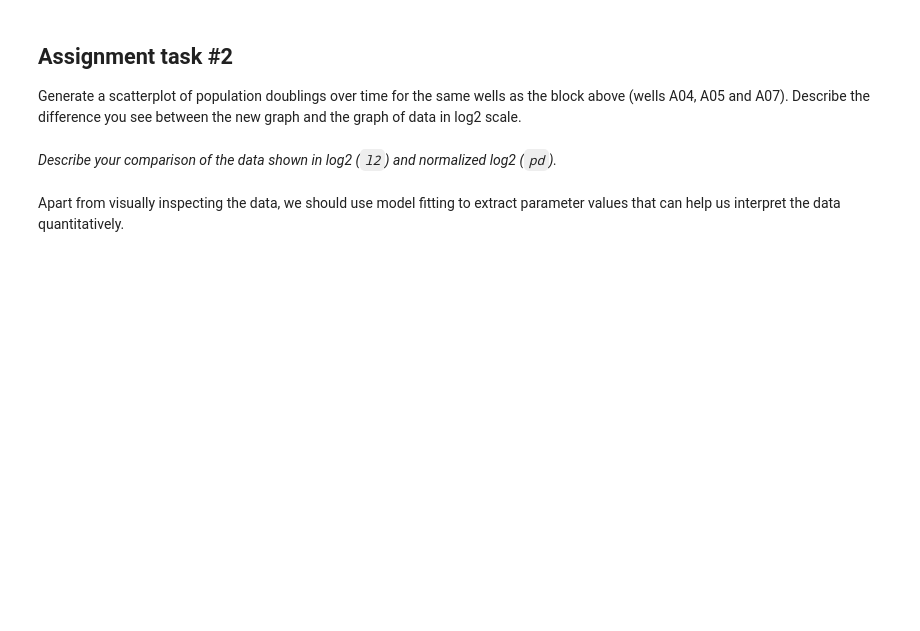
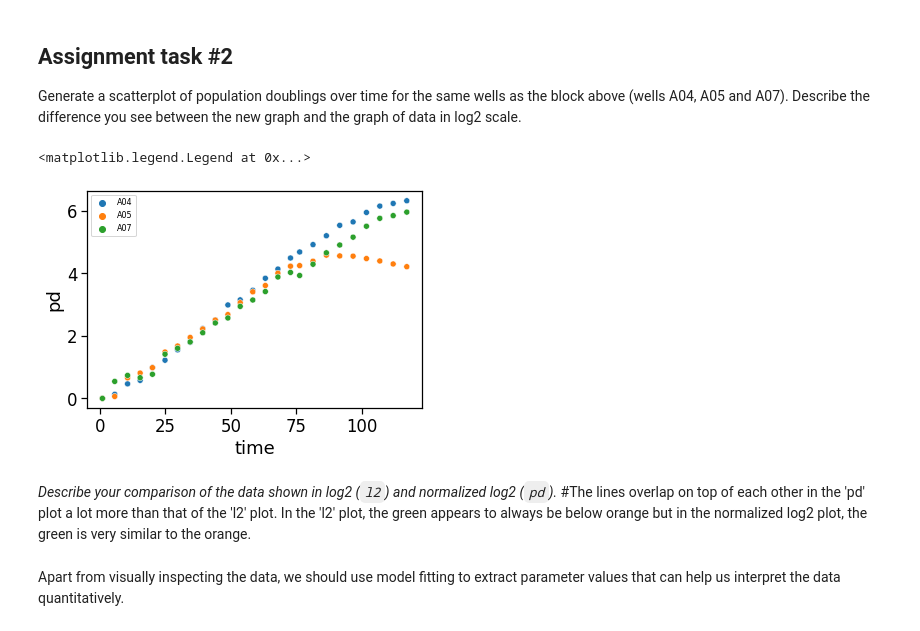
Before and after one commit to VU-CSP/popgrowth_assignment-agcontreras77, a Jupyter notebook: PopGrowthLecture_assignment_AGC.ipynb, the cells around one changed output. Saved outputs shown, nothing was run; the diff lists cells and outputs as text; code cells hidden in the pictures; blank space fills up the shorter version.

```diff
--- a/PopGrowthLecture_assignment_AGC.ipynb
+++ b/PopGrowthLecture_assignment_AGC.ipynb
@@ -244,5 +311,15 @@ Generate a scatterplot of population doublings over time for the same wells as t
-# %% [markdown]
-*Describe your comparison of the data shown in log2 (`l2`) and normalized log2 (`pd`).*
+# %%
+# Add your code for scatterplot of population doublings here
+# dtp = data to plot
+dtp = d[(d["well"] == "A04") | (d["well"] == "A05") | (d["well"] == "A07")]
+sns.scatterplot(data=dtp, x="time", y="pd", hue="well")
+plt.legend(loc='upper left', fontsize='8')
+# %% [output]
+<matplotlib.legend.Legend at 0x...>
+[figure, added]
+# %% [markdown]
+*Describe your comparison of the data shown in log2 (`l2`) and normalized log2 (`pd`).*
+#The lines overlap on top of each other in the 'pd' plot a lot more than that of the 'l2' plot. In the 'l2' plot, the green appears to always be below orange but in the normalized log2 plot, the green is very similar to the orange.
 # %% [markdown]
 Apart from visually inspecting the data, we should use model fitting to extract parameter values that can help us interpret the data quantitatively.
 # %% [markdown]
```
Also changed, not shown: parts of 22 cells of this notebook.
